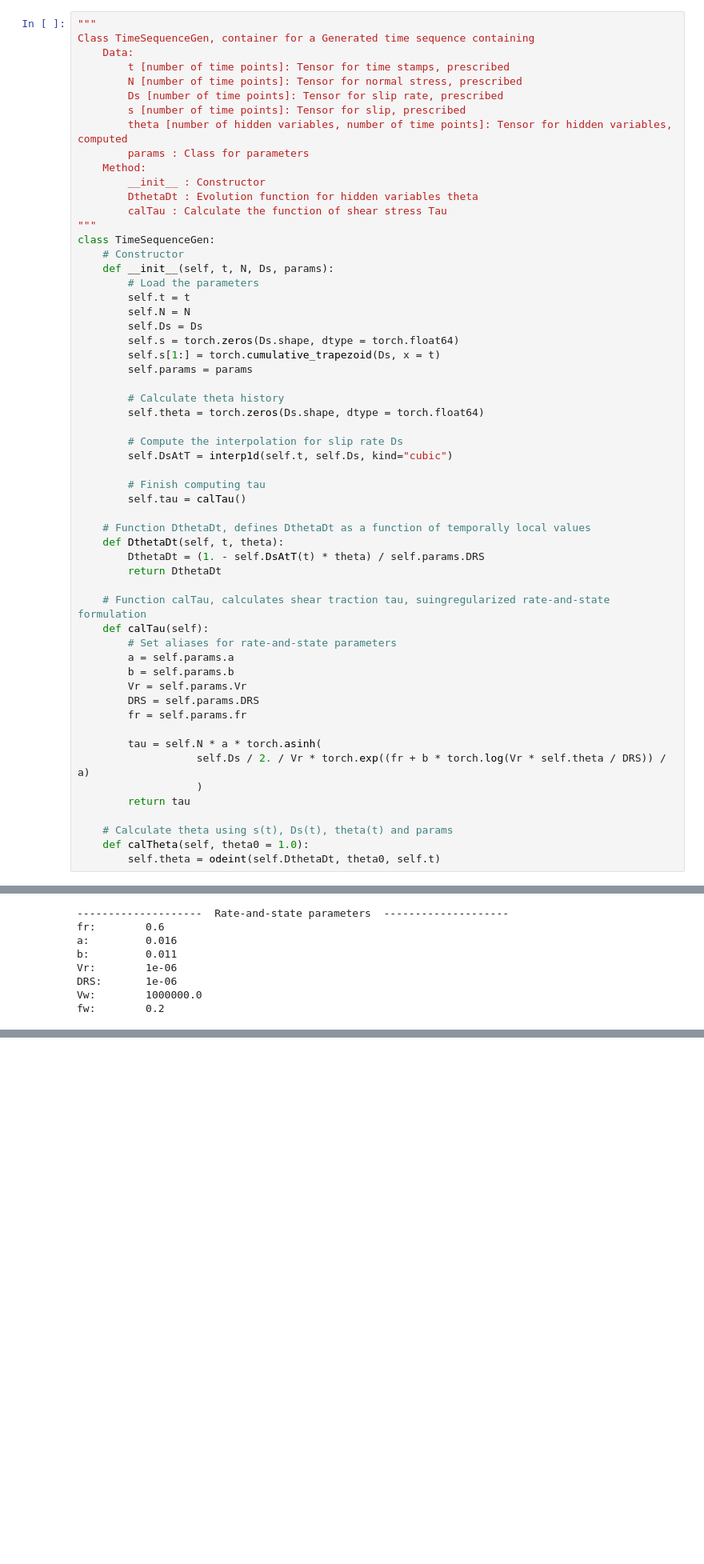
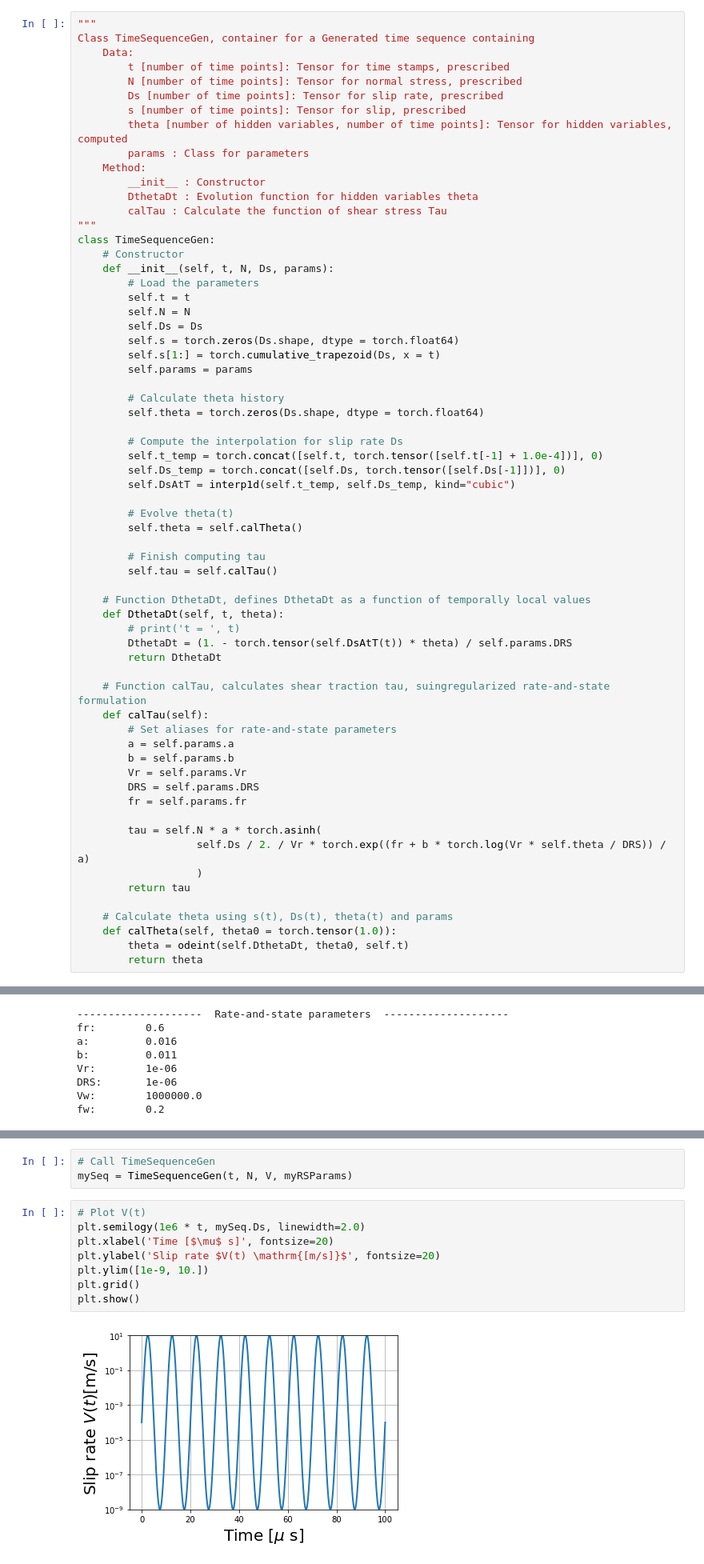
Before and after one commit to Shengduo/RateStateFrictionTraining, a Jupyter notebook: Trial.ipynb, the cells around one changed output, grey strips where cells are left out. Shown: that part at 80% size. Cells and saved outputs as stored; diff of their text form; blank space fills up the shorter version.

Commit message:
Sequence generation works.

```diff
--- a/Trial.ipynb
+++ b/Trial.ipynb
@@ -72,14 +72,20 @@ class TimeSequenceGen:
         self.theta = torch.zeros(Ds.shape, dtype = torch.float64)
 
         # Compute the interpolation for slip rate Ds
-        self.DsAtT = interp1d(self.t, self.Ds, kind="cubic")
+        self.t_temp = torch.concat([self.t, torch.tensor([self.t[-1] + 1.0e-4])], 0)
+        self.Ds_temp = torch.concat([self.Ds, torch.tensor([self.Ds[-1]])], 0)
+        self.DsAtT = interp1d(self.t_temp, self.Ds_temp, kind="cubic")
+
+        # Evolve theta(t)
+        self.theta = self.calTheta()
 
         # Finish computing tau
-        self.tau = calTau()
+        self.tau = self.calTau()
 
     # Function DthetaDt, defines DthetaDt as a function of temporally local values
     def DthetaDt(self, t, theta):
-        DthetaDt = (1. - self.DsAtT(t) * theta) / self.params.DRS
+        # print('t = ', t)
+        DthetaDt = (1. - torch.tensor(self.DsAtT(t)) * theta) / self.params.DRS
         return DthetaDt
 
     # Function calTau, calculates shear traction tau, suingregularized rate-and-state formulation
@@ -97,8 +103,9 @@ class TimeSequenceGen:
         return tau
 
     # Calculate theta using s(t), Ds(t), theta(t) and params
-    def calTheta(self, theta0 = 1.0):
-        self.theta = odeint(self.DthetaDt, theta0, self.t)
+    def calTheta(self, theta0 = torch.tensor(1.0)):
+        theta = odeint(self.DthetaDt, theta0, self.t)
+        return theta
 # %% [markdown]
 # Demo: given $N(t)$ and $V(t)$, generate $\theta(t)$ and $\tau(t)$
 # %%
@@ -153,0 +150,13 @@ plt.show()
+# %%
+# Call TimeSequenceGen
+mySeq = TimeSequenceGen(t, N, V, myRSParams)
+# %%
+# Plot V(t)
+plt.semilogy(1e6 * t, mySeq.Ds, linewidth=2.0)
+plt.xlabel('Time [$\mu$ s]', fontsize=20)
+plt.ylabel('Slip rate $V(t) \mathrm{[m/s]}$', fontsize=20)
+plt.ylim([1e-9, 10.])
+plt.grid()
+plt.show()
+# %% [output]
+[figure, added]
```
Also changed, not shown: parts of 10 cells of this notebook.
